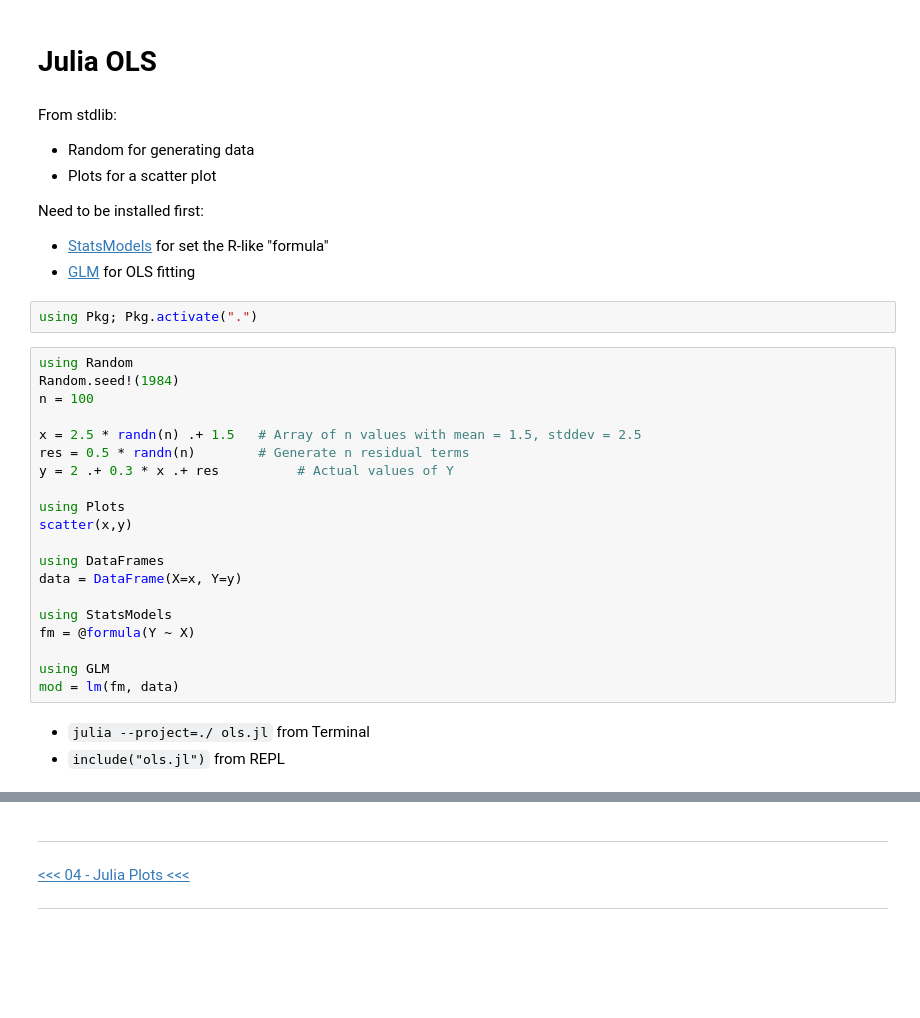
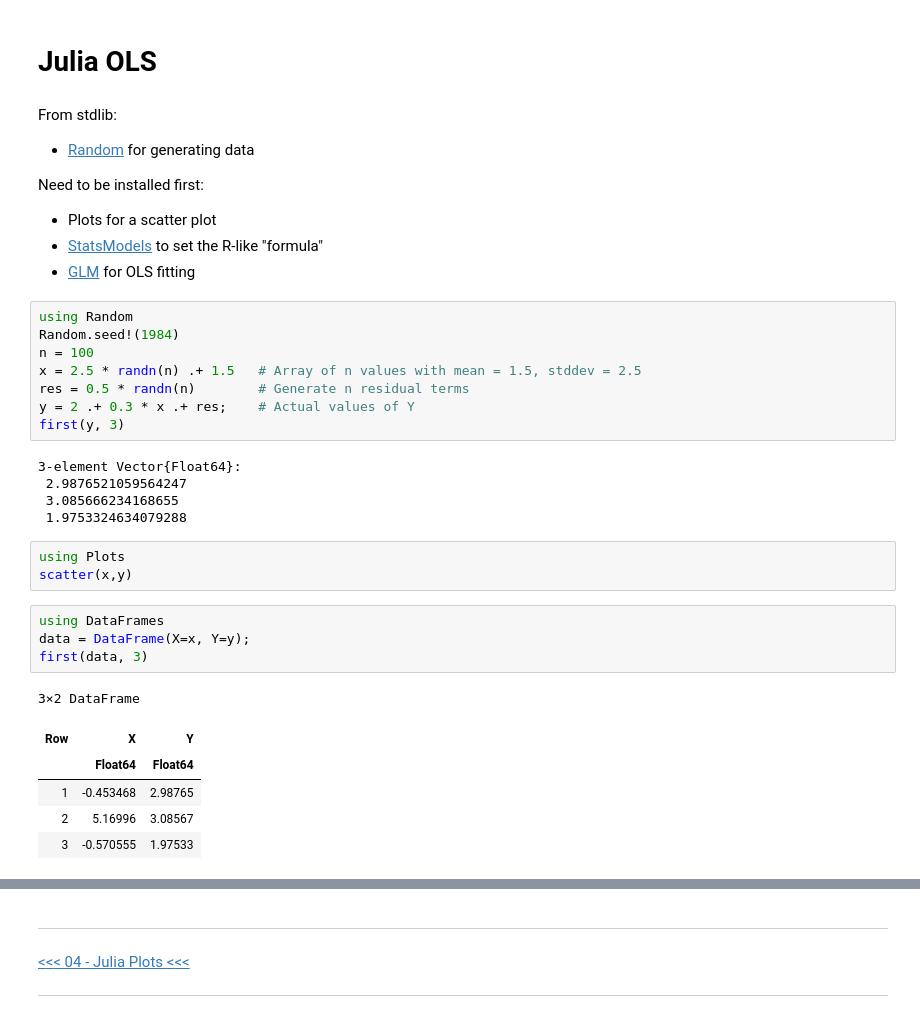
Before and after one commit to spooseh/JuliaMORE, a Jupyter notebook: 05_Julia_OLS.ipynb, the cells around one changed output, grey strips where cells are left out. Cells and saved outputs as stored; diff of their text form; blank space fills up the shorter version.

```diff
--- a/05_Julia_OLS.ipynb
+++ b/05_Julia_OLS.ipynb
@@ -6,34 +6,36 @@
 # Julia OLS
 # %% [markdown]
 From stdlib:
-- Random for generating data
-- Plots for a scatter plot
+- [Random](https://docs.julialang.org/en/v1/stdlib/Random/) for generating data
 
 Need to be installed first:
-- [StatsModels](https://juliastats.org/StatsModels.jl/stable/) for set the R-like "formula"
+- Plots for a scatter plot
+- [StatsModels](https://juliastats.org/StatsModels.jl/stable/) to set the R-like "formula"
 - [GLM](https://juliastats.org/GLM.jl/stable/) for OLS fitting
-# %%
-using Pkg; Pkg.activate(".")
 # %%
 using Random
 Random.seed!(1984)
 n = 100
-
 x = 2.5 * randn(n) .+ 1.5   # Array of n values with mean = 1.5, stddev = 2.5
 res = 0.5 * randn(n)        # Generate n residual terms
-y = 2 .+ 0.3 * x .+ res          # Actual values of Y
-
-using Plots
-scatter(x,y)
-
-using DataFrames
-data = DataFrame(X=x, Y=y)
-
-using StatsModels
-fm = @formula(Y ~ X)
-
-using GLM
-mod = lm(fm, data)
+y = 2 .+ 0.3 * x .+ res;    # Actual values of Y
+first(y, 3)
+# %% [output]
+3-element Vector{Float64}:
+ 2.9876521059564247
+ 3.085666234168655
+ 1.9753324634079288
-# %% [markdown]
-- `julia --project=./ ols.jl` from Terminal
-- `include("ols.jl")` from REPL
+# %%
+using Plots
+scatter(x,y)
+# %%
+using DataFrames
+data = DataFrame(X=x, Y=y);
+first(data, 3)
+# %% [output]
+3×2 DataFrame
+| Row | X | Y |
+|  | Float64 | Float64 |
+| 1 | -0.453468 | 2.98765 |
+| 2 | 5.16996 | 3.08567 |
+| 3 | -0.570555 | 1.97533 |
```
Also changed, not shown: parts of 3 cells of this notebook, 8 other files.
